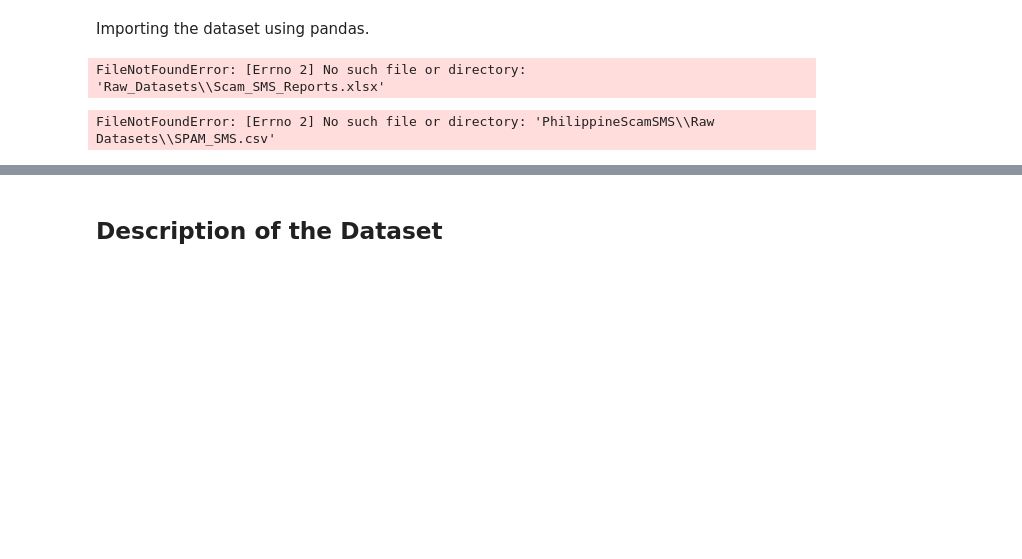
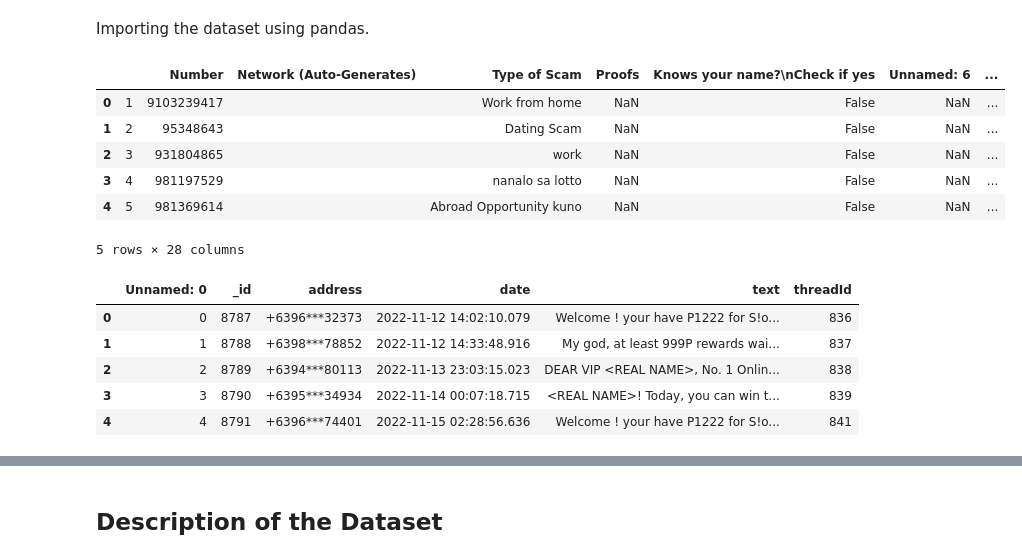
Before and after one commit to AGR-Yes/ScamMessagesPhilippines, a Jupyter notebook: PhilippineSpamSMS_Phase_1.ipynb, the cells around one changed output, grey strips where cells are left out. Saved outputs shown, nothing was run; the diff lists cells and outputs as text; code cells hidden in the pictures; blank space fills up the shorter version.

```diff
--- a/PhilippineSpamSMS_Phase_1.ipynb
+++ b/PhilippineSpamSMS_Phase_1.ipynb
@@ -44,17 +45,28 @@ The following files were used for this project:
 # %% [markdown]
 Importing the dataset using pandas.
 # %%
-dataset = "Raw Datasets\Scam_SMS_Reports.xlsx"
+dataset = "Raw Datasets/Scam_SMS_Reports.xlsx"
 
-report = pd.read_excel(dataset, sheet_name="Mga Numero ng Scammers (Add Here)")
+report = pd.read_excel(dataset)
 report.head()
 # %% [output]
+|  |  | Number | Network (Auto-Generates) | Type of Scam | Proofs | Knows your name?\nCheck if yes | Unnamed: 6 | ... |
+| 0 | 1 | 9103239417 |  | Work from home | NaN | False | NaN | ... |
+| 1 | 2 | 95348643 |  | Dating Scam | NaN | False | NaN | ... |
+| 2 | 3 | 931804865 |  | work | NaN | False | NaN | ... |
+| 3 | 4 | 981197529 |  | nanalo sa lotto | NaN | False | NaN | ... |
+| 4 | 5 | 981369614 |  | Abroad Opportunity kuno | NaN | False | NaN | ... |
-FileNotFoundError: [Errno 2] No such file or directory: 'Raw_Datasets\\Scam_SMS_Reports.xlsx'
+5 rows × 28 columns
 # %%
-dataset = "PhilippineScamSMS\Raw Datasets\SPAM_SMS.csv"
+dataset = "Raw Datasets/SPAM_SMS.csv"
 
 spam = pd.read_csv(dataset)
 spam.head()
 # %% [output]
-FileNotFoundError: [Errno 2] No such file or directory: 'PhilippineScamSMS\\Raw Datasets\\SPAM_SMS.csv'
+|  | Unnamed: 0 | _id | address | date | text | threadId |
+| 0 | 0 | 8787 | +6396***32373 | 2022-11-12 14:02:10.079 | Welcome ! your have P1222 for S!o... | 836 |
+| 1 | 1 | 8788 | +6398***78852 | 2022-11-12 14:33:48.916 | My god, at least 999P rewards wai... | 837 |
+| 2 | 2 | 8789 | +6394***80113 | 2022-11-13 23:03:15.023 | DEAR VIP <REAL NAME>, No. 1 Onlin... | 838 |
+| 3 | 3 | 8790 | +6395***34934 | 2022-11-14 00:07:18.715 | <REAL NAME>! Today, you can win t... | 839 |
+| 4 | 4 | 8791 | +6396***74401 | 2022-11-15 02:28:56.636 | Welcome ! your have P1222 for S!o... | 841 |
 # %%
```
Also changed, not shown: parts of 40 cells of this notebook, 1 other file.
